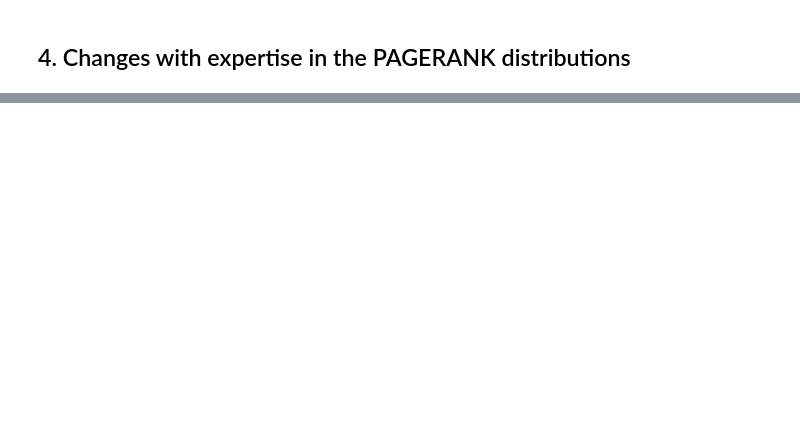
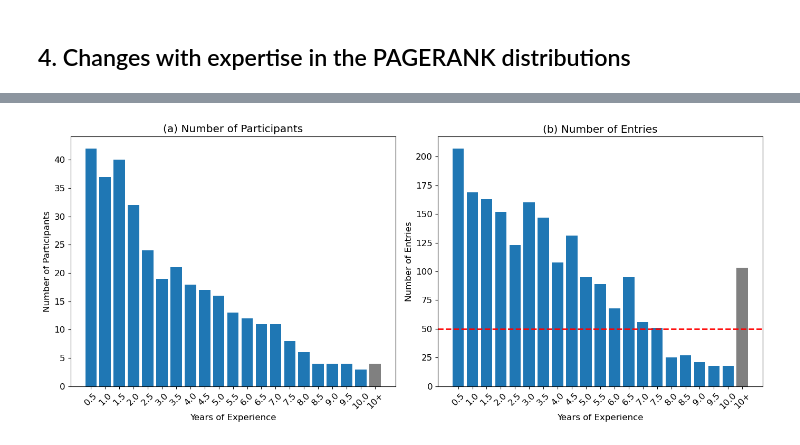
Before and after one commit to Roussel006/Expertise-in-Operating-Particle-Accelerators-through-Network-Models-of-Performance, a Jupyter notebook: Expertise_through_NLP_and_Network_models_from_operational_logs.ipynb, the cells around one changed output, grey strips where cells are left out. Drawn from its saved outputs; the diff is of its cells as text; code cells hidden in the pictures; blank space fills up the shorter version.

```diff
--- a/Expertise_through_NLP_and_Network_models_from_operational_logs.ipynb
+++ b/Expertise_through_NLP_and_Network_models_from_operational_logs.ipynb
@@ -760,0 +797,87 @@ plt.close()
+# %%
+# gx_df_test = tdf[(tdf.p_exp > 7*365)]
+# print(i_period, "---", years_of_exp, "---", gx_df_test.shape[0], "---", gx_df_test.pid.unique().shape[0], "\n\n")
+
+tdf = tdf_10
+max_years_of_exp = 10
+num_points_per_year = 2
+
+
+num_unique_pids = np.zeros([max_years_of_exp*num_points_per_year+1])
+num_elog_entries = np.zeros([max_years_of_exp*num_points_per_year+1])
+
+for years_of_exp, i_period in zip(np.arange(1/num_points_per_year, max_years_of_exp + 2/num_points_per_year, 1/num_points_per_year), np.arange(max_years_of_exp*num_points_per_year+1)):
+    # group x df
+    if (i_period == max_years_of_exp*num_points_per_year):
+        gx_df_test = tdf[(tdf.p_exp >= (years_of_exp - 1/num_points_per_year)*365)]
+    else:
+        gx_df_test = tdf[(tdf.p_exp >= (years_of_exp - 1/num_points_per_year)*365) & (tdf.p_exp < years_of_exp*365)]
+
+    num_unique_pids[i_period] = gx_df_test.pid.unique().shape[0]
+    num_elog_entries[i_period] = gx_df_test.shape[0]
+    print(i_period, "---", years_of_exp, "---", gx_df_test.shape[0], "---", gx_df_test.pid.unique().shape[0])
+
+
+## ---------- Barplots ---------------
+# plt.rcParams.update({'font.size': 12})
+fig, axs = plt.subplots(1,2, figsize = (14, 6))
+ax  = axs.flatten()
+# bar_width = 0.4
+indices = np.arange(1/num_points_per_year, max_years_of_exp + 2/num_points_per_year, 1/num_points_per_year)
+modified_indices_for_tick_labels = [str(x) for x in indices]
+modified_indices_for_tick_labels[-1] = "%i+"%max_years_of_exp
+color_list_for_indices = ["tab:blue" for x in indices]
+color_list_for_indices[-1] = "grey"
+bar_width_list = [0.4 for x in indices]
+# bar_width_list[-1] = 0.6
+hatch_list = ["" for x in indices]
+# hatch_list[-1] = "/"
+print(indices)
+
+# group_name_list = [r"Group 1: NOVICES", r"Group 2: INTERMEDIATES", r"Group 3: EXPERTS"]
+ax_x = ax[0]
+ax_x.bar(indices, num_unique_pids, width = bar_width_list, color = color_list_for_indices, hatch = hatch_list)
+ax_x.set_xticks(indices, modified_indices_for_tick_labels, rotation = 45)
+ax_x.set_xlabel("Years of Experience")
+ax_x.set_ylabel("Number of Participants")
+ax_x.set_title("(a) Number of Participants")
+# ax_x.grid(True)
+
+
+ax_x = ax[1]
+ax_x.bar(indices, num_elog_entries, width = bar_width_list, color = color_list_for_indices, hatch = hatch_list)
+ax_x.axhline(y = 50, ls = "--", color = "red", lw = 2)
+ax_x.set_xticks(indices, modified_indices_for_tick_labels, rotation = 45)
+ax_x.set_xlabel("Years of Experience")
+ax_x.set_ylabel("Number of Entries")
+ax_x.set_title("(b) Number of Entries")
+# ax_x.grid(True)
+
+# ## Match colors of similar communities across figures
+# reference_group_id = 0
+# node_colors_all_groups_as_list = \
+#         [create_matching_community_node_colors_for_two_partitions(G_x,
+#         communities_louvain_all_groups_as_list[reference_group_id],
+#         communities_louvain_all_groups_as_list[i_group])[1] for i_group in range(4)]
+# for i_group in range(1, 4):
+#     G_x = G_list[i_group]
+#     ax_x = ax[i_group - 1]
+
+#     color_list = node_colors_all_groups_as_list[i_group]
+#     modified_color_list_for_pagerank = [modify_colors_for_pagerank[color_1] for color_1 in color_list]
+#     to_plot = nx.pagerank(G_x, weight = "weight")
+#     labels, values = zip(*dict(to_plot).items())
+#     indices = labels
+#     ax_x.bar(indices, values, bar_width, color = modified_color_list_for_pagerank)
+#     ax_x.set_xticks(indices, labels, rotation = 90)
+#     ax_x.set_xlabel("Topic ID (0-26)")
+#     if i_group == 1: ax_x.set_ylabel("PageRank centrality")
+#     ax_x.grid(True, alpha = 0.2)
+#     ax_x.set_ylim([0, 0.12])
+#     ax_x.set_title(group_name_list[i_group-1])
+# plt.suptitle("PageRank distributions of over parameters (color coded by community)", fontsize = 20)
+plt.tight_layout()
+plt.savefig("Figs/Participants_barplots.png", dpi = 300)
+plt.show()
+plt.close()
+# %% [output]
@@ -760,0 +901 @@ plt.close()
+[figure, added]
```
Also changed, not shown: parts of 28 cells of this notebook, 1 other file.
